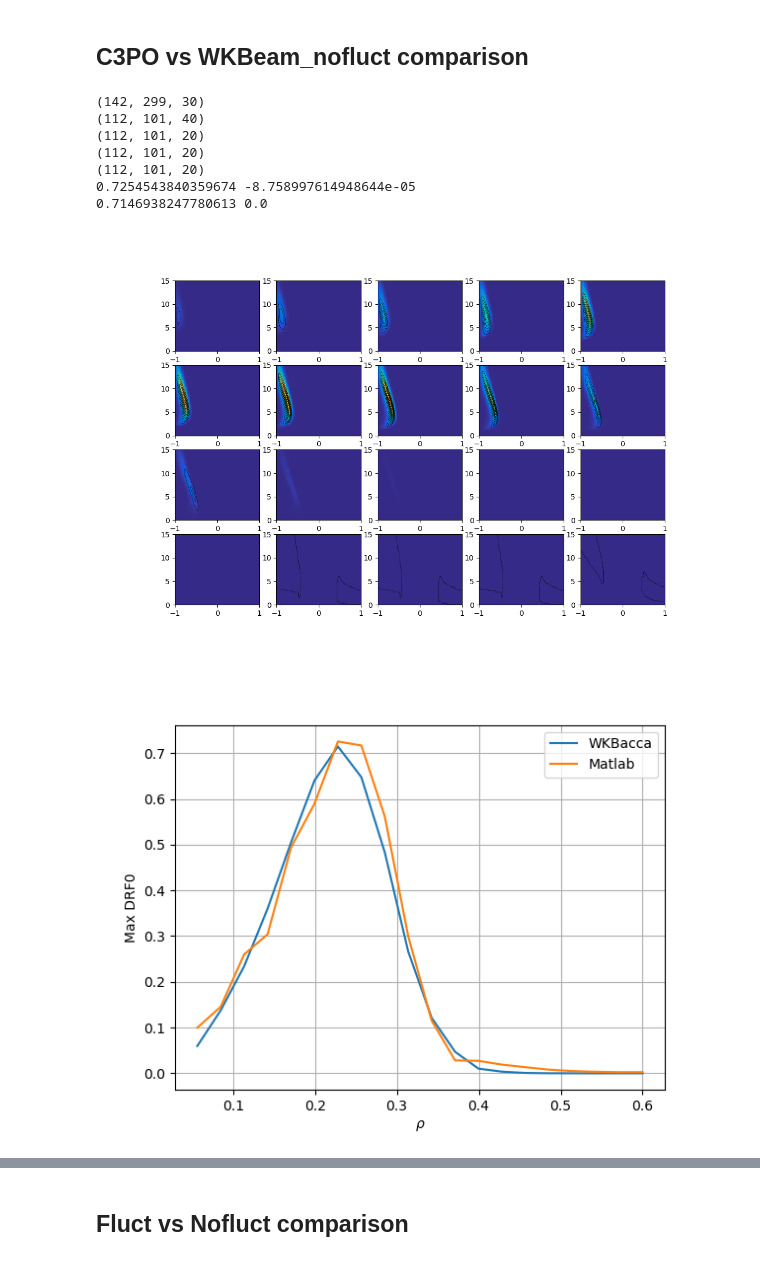
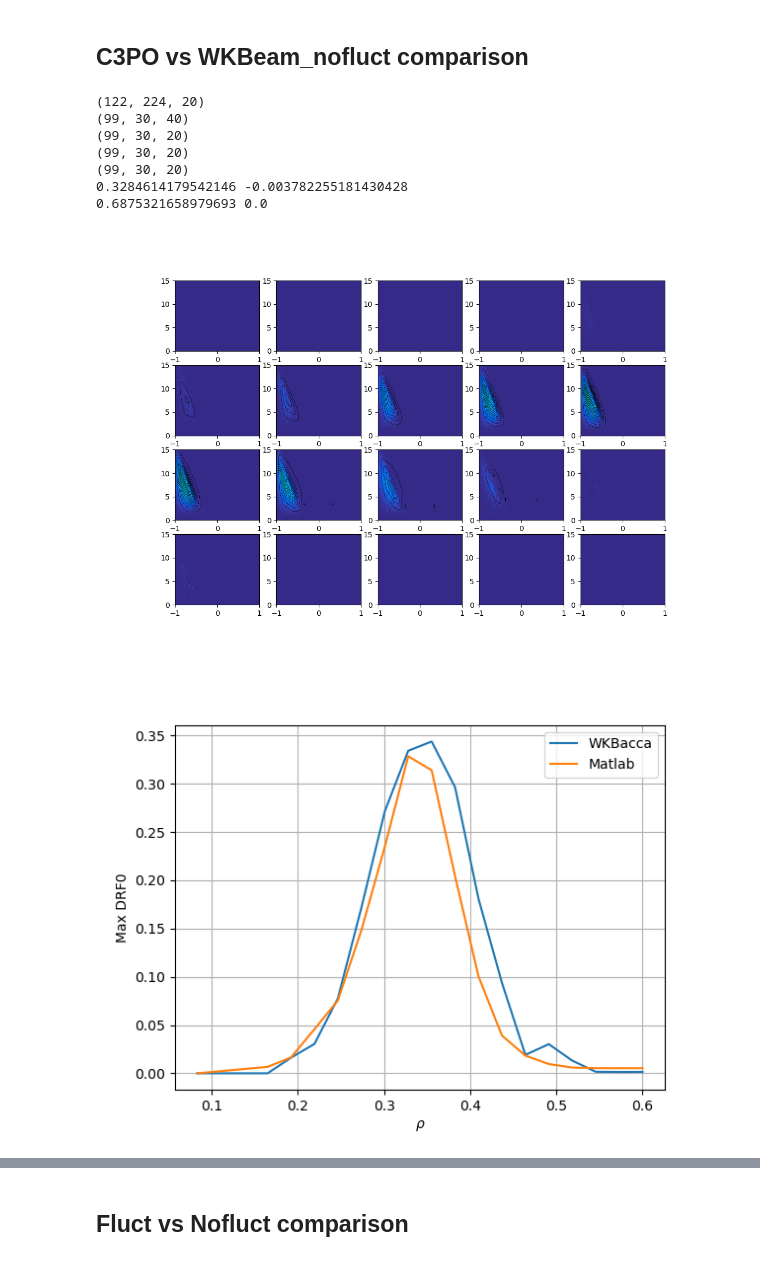
Before and after one commit to EwoutDevlaminck/WKBacca_QL, a Jupyter notebook: Analysis_sparse.ipynb, the cells around one changed output, grey strips where cells are left out. Drawn from its saved outputs; the diff is of its cells as text; code cells hidden in the pictures.

```diff
--- a/Analysis_sparse.ipynb
+++ b/Analysis_sparse.ipynb
@@ -65,10 +65,10 @@ cm_data = [[0.2081, 0.1663, 0.5292], [0.2116238095, 0.1897809524, 0.5776761905],
 parula_map = LinearSegmentedColormap.from_list('parula', cm_data)
 parula_map.set_under(cm_data[0])
 # %%
-filename_nofluct = '/home/devlamin/Documents/WKBeam_related/WKBacca_QL/QL_bounce_TCV72644_1.25_nofluct_LUKE_F_sparse.h5'
-filename_fluct = '/home/devlamin/Documents/WKBeam_related/WKBacca_QL/QL_bounce_TCV72644_1.25_fluct_LUKE_F_sparse.h5'
+filename_nofluct = '/home/devlamin/Documents/WKBeam_related/WKBacca_QL/QL_bounce_TCV74302_1.0_nofluct_LUKE_F_sparse.h5'
+filename_fluct = '/home/devlamin/Documents/WKBeam_related/WKBacca_QL/QL_bounce_TCV74302_1.0_nofluct_LUKE_F_sparse.h5'
 
-matlab_file = '/home/devlamin/Documents/WKBeam_related/WKBacca_QL/WKBacca_cases/TCV72644_1.25/input/Drf_data.mat'
+matlab_file = '/home/devlamin/Documents/WKBeam_related/WKBacca_QL/WKBacca_cases/TCV74302/input/Drf_data.mat'
 # %%
 mat = loadmat(matlab_file)['Drf_data']
 Drf_mat = mat['dat'][0,0]
@@ -176,7 +176,7 @@ else:
     plt.legend()
     plt.show()
 
-p_max = np.max(p_norm)/2
+p_max = np.max(p_norm)
 rho_max = np.max(np.sqrt(psi))
 print(f'nofluct sparse:{QL_bounce_sparse.shape}')
 print(f'fluct sparse:{QL_bounce_sparse_fluct.shape}')
@@ -320,36 +320,36 @@ min_nofluct_interp = np.min(DRF0_nofluct_interp)
 print(max_mat_interp, min_mat_interp)
 print(max_nofluct_interp, min_nofluct_interp)
 # %% [output]
-(142, 299, 30)
-(112, 101, 40)
-(112, 101, 20)
-(112, 101, 20)
-(112, 101, 20)
-0.7254543840359674 -8.758997614948644e-05
-0.7146938247780613 0.0
+(122, 224, 20)
+(99, 30, 40)
+(99, 30, 20)
+(99, 30, 20)
+(99, 30, 20)
+0.3284614179542146 -0.003782255181430428
+0.6875321658979693 0.0
 # %%
 plt.figure()
 plt.figure(figsize=(12, 8))
 for i in range(len(x_comp)):
     ax = plt.subplot(4, 5, i+1)
-    ax.pcolormesh(ksi0, p_norm,DRF0_nofluct_interp[:, :, i].T, cmap=parula_map, vmin=min_nofluct_interp, vmax=max_nofluct_interp)
+    ax.pcolormesh(ksi0, p_norm,1/2*DRF0_nofluct_interp[:, :, i].T, cmap=parula_map, vmin=min_nofluct_interp, vmax=max_nofluct_interp)
     ax.contour(ksi0, p_norm, Drf_mat_interp[:, :, i].T, np.linspace(min_mat_interp, max_mat_interp, 15), colors='k', linestyles='dashed', linewidths=0.5)
     ax.set_ylim(0, p_max)
     ax.set_xlim(-1, 1)
 
 plt.show()
 
 plt.figure()
-plt.plot(x_comp, np.amax(DRF0_nofluct_interp[:, :, :], axis=(0, 1)), label='WKBacca')
+plt.plot(x_comp, 1/2*np.amax(DRF0_nofluct_interp[:, :, :], axis=(0, 1)), label='WKBacca')
 plt.plot(x_comp, np.amax(Drf_mat_interp[:, :, :], axis=(0, 1)), label='Matlab')
 plt.xlabel(r'$\rho$')
 plt.ylabel('Max DRF0')
 plt.legend()
 plt.grid()
 plt.show()
 # %% [output]
-[figure, old version]
+[figure, new version]
-[figure, old version]
+[figure, new version]
 [figure]
 # %% [markdown]
 ## Fluct vs Nofluct comparison
```
Also changed, not shown: parts of 11 cells of this notebook, 10 other files.
